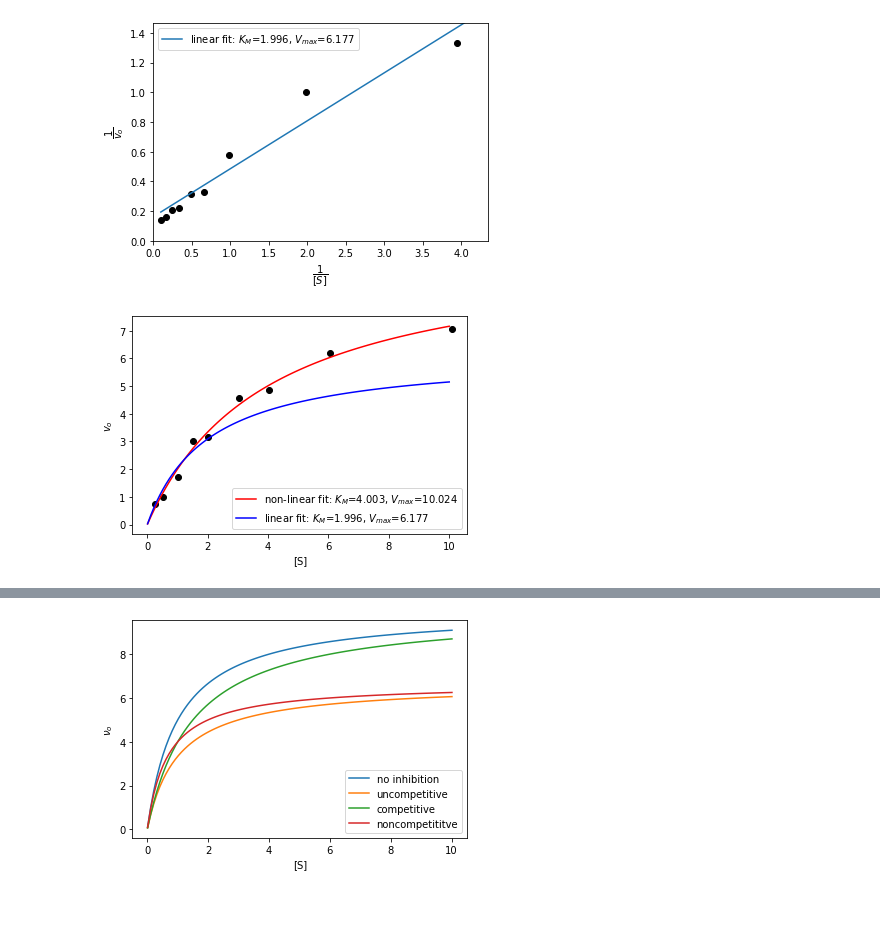
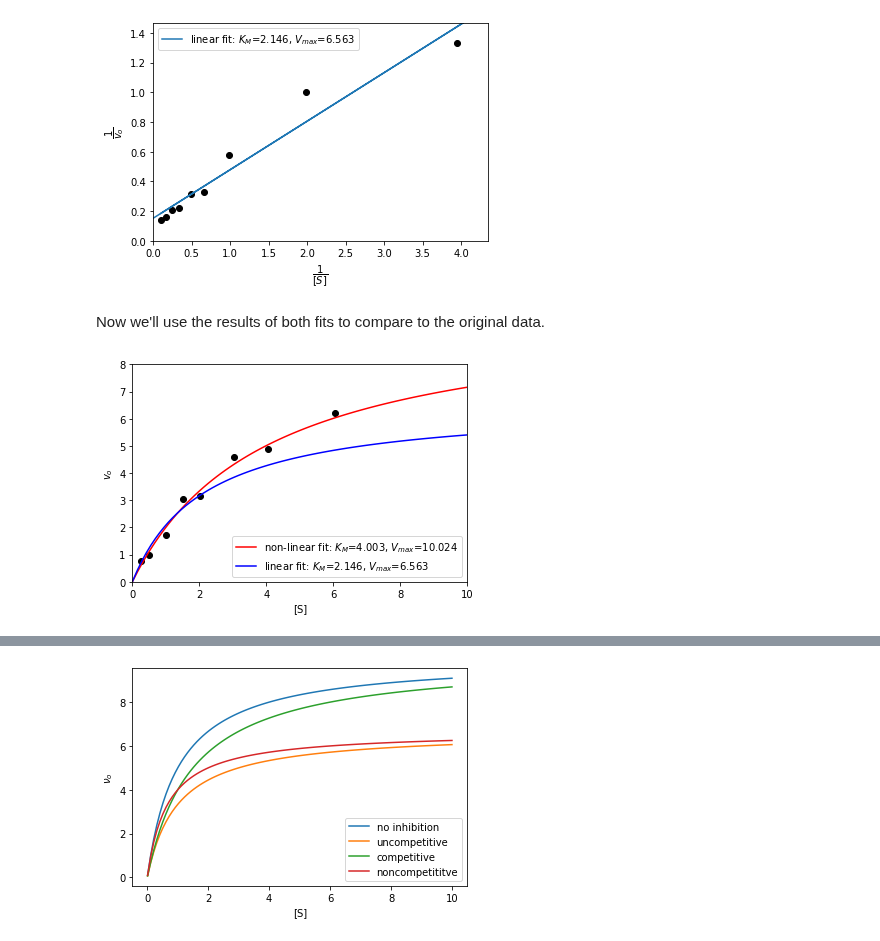
Before and after one commit to davis689/binder, a Jupyter notebook: Michaelis_Menten.ipynb, the cells around one changed output, grey strips where cells are left out. Cells and saved outputs as stored; diff of their text form; code cells hidden in the pictures; blank space fills up the shorter version.

```diff
--- a/Michaelis_Menten.ipynb
+++ b/Michaelis_Menten.ipynb
@@ -56,0 +80,7 @@ A larger $V_{max}$ means a rate that levels off at a higher level.
+# %%
+S=np.linspace(0.01,10,100)
+plt.plot(S,MM(S,Km,Vmax),label='$K_M$ and $V_{max}$')
+plt.plot(S,MM(S,Km,2*Vmax),label='$K_M$ and 2$V_{max}$')
+
+plt.legend()
+plt.show()
@@ -121,5 +178,9 @@ plt.plot(S,MM(S, *popt),'r',label='non-linear fit: $K_M$=%5.3f, $V_{max}$=%5.3f'
+# %%
+def recMM(recS,Km,Vmax): # define function for this form of the equation
+  return Km/Vmax*recS+1/Vmax
 # %%
-recS=[1/s for s in S_expt] # fit reciprocal linear version
-recv=[1/v for v in v_expt]
-popt2,pcov2=curve_fit(recMM,recS[:-1],recv[:-1])
-print([popt2[0],popt2[1]])
+recS=[1/s for s in S_expt] # reciprocal of [S]
+recv=[1/v for v in v_expt] # reciprocal of rate
+
+popt2,pcov2=curve_fit(recMM,recS,recv) # do curve fit
+#popt2,pcov2=curve_fit(recMM,recS[1:],recv[1:]) # as we'll see below, removing the lowest concentration point, might improve the fit
@@ -136,13 +195,17 @@ plt.legend()
 plt.show()
 # %% [output]
 [figure]
+# %% [markdown]
+Now we'll use the results of both fits to compare to the original data.
 # %%
 plt.scatter(S_expt,v_expt,color='black')
 plt.plot(S,MM(S, *popt),'r',label='non-linear fit: $K_M$=%5.3f, $V_{max}$=%5.3f' % tuple(popt))
 plt.plot(S,MM(S,*popt2),'b',label='linear fit: $K_M$=%5.3f, $V_{max}$=%5.3f' % tuple(popt2))
 plt.xlabel('[S]')
 plt.ylabel(r'$v_o$')
+plt.xlim(0,10)
+plt.ylim(0,8)
 plt.legend()
 plt.show()
 # %% [output]
-[figure, old version]
+[figure, new version]
```
Also changed, not shown: parts of 36 cells of this notebook.
